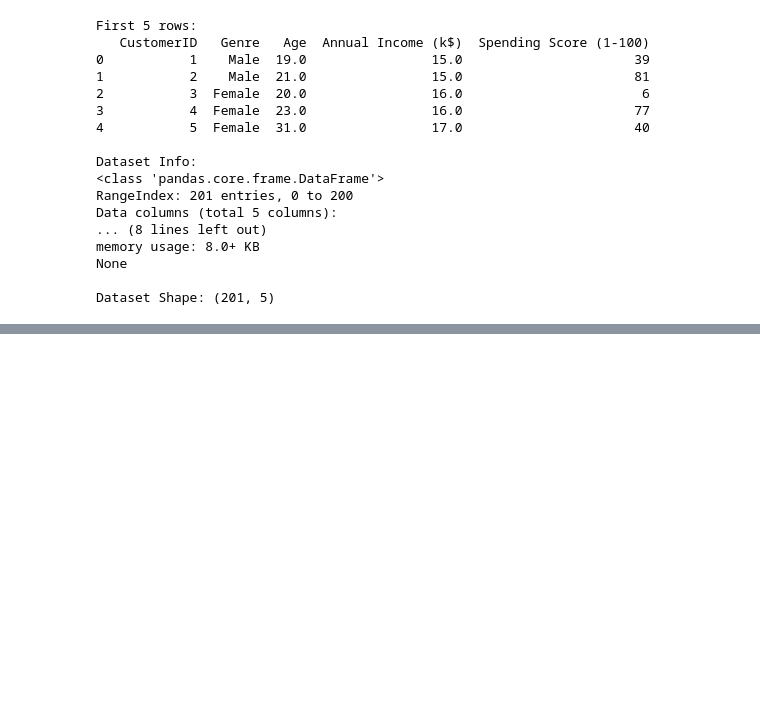
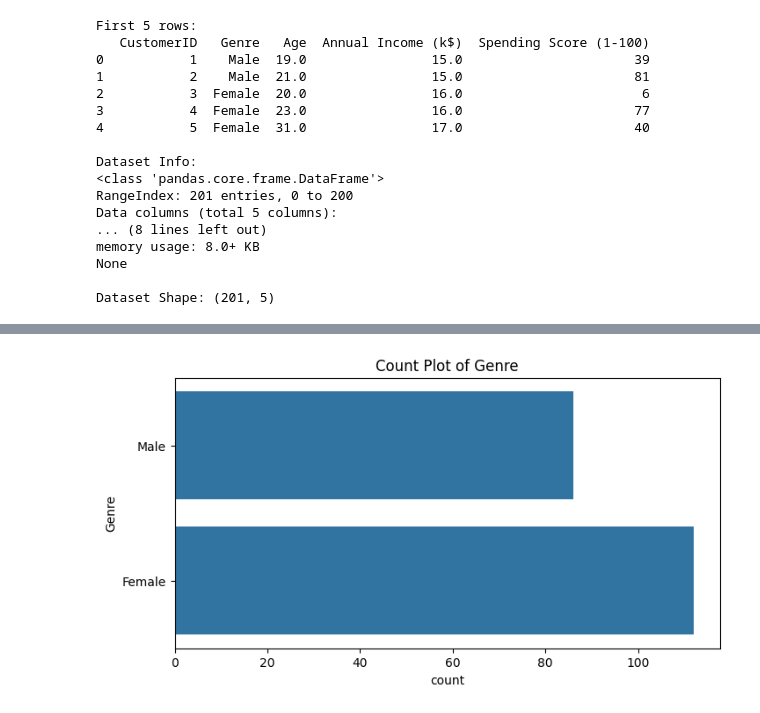
Before and after one commit to iamabdirazak/Customer-Segmentation, a Jupyter notebook: Customer Segmentation.ipynb, the cells around one changed output, grey strips where cells are left out. Drawn from its saved outputs; the diff is of its cells as text; code cells hidden in the pictures; blank space fills up the shorter version.

```diff
--- a/Customer Segmentation.ipynb
+++ b/Customer Segmentation.ipynb
@@ -41,0 +202,9 @@ Dataset Shape: (201, 5)
+# %%
+# Create count plots for categorical features
+for col in df.select_dtypes(include=['object']).columns:
+    plt.figure(figsize=(8, 4))
+    sns.countplot(y=df[col])
+    plt.title(f"Count Plot of {col}")
+    plt.show()
+# %% [output]
+[figure, added]
```
Also changed, not shown: parts of 49 cells of this notebook.
